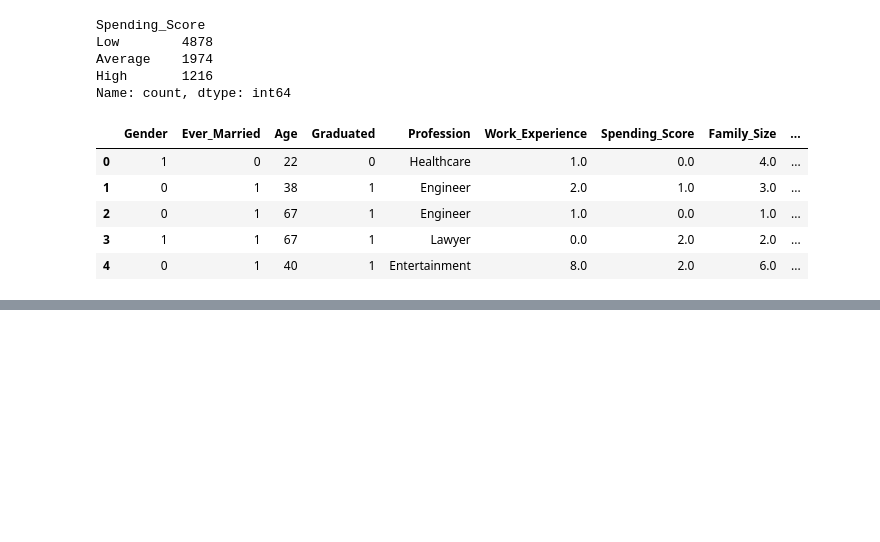
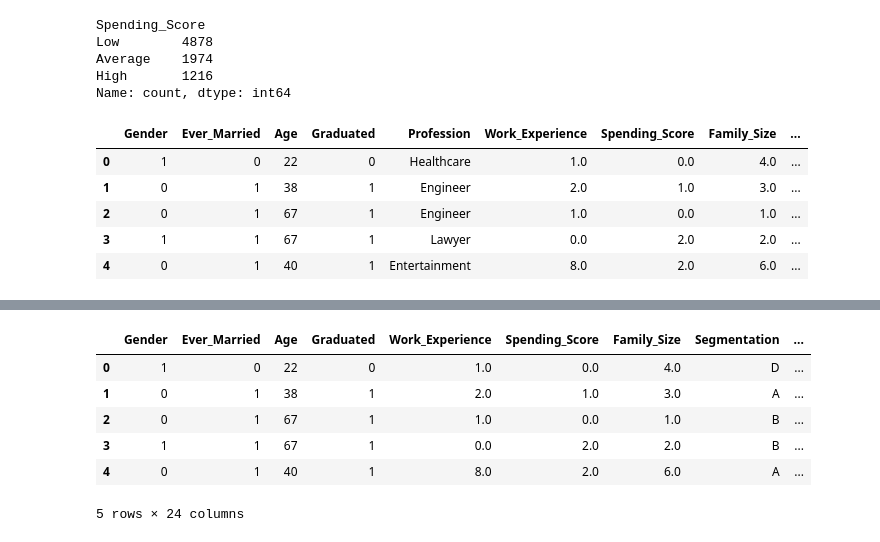
Before and after one commit to arfan64shah/Data_Science, a Jupyter notebook: Random_Forest/Random_Forest.ipynb, the cells around one changed output, grey strips where cells are left out. Drawn from its saved outputs; the diff is of its cells as text; code cells hidden in the pictures; blank space fills up the shorter version.

```diff
--- a/Random_Forest/Random_Forest.ipynb
+++ b/Random_Forest/Random_Forest.ipynb
@@ -446,4 +448,5 @@ dataset.head()
 | 4 | 0 | 1 | 40 | 1 | Entertainment | 8.0 | 2.0 | 6.0 | ... |
 # %%
 # apply one hot encoding
-dataset[]
+dataset = pd.get_dummies(dataset, columns = ['Profession'], prefix = 'Profession', dtype = int)
+dataset.head(2)
@@ -449,0 +467,12 @@ dataset[]
+# %%
+# get dummies for var1
+dataset = pd.get_dummies(dataset, columns = ['Var_1'], prefix = 'Var_1', dtype = int)
+dataset.head()
+# %% [output]
+|  | Gender | Ever_Married | Age | Graduated | Work_Experience | Spending_Score | Family_Size | Segmentation | ... |
+| 0 | 1 | 0 | 22 | 0 | 1.0 | 0.0 | 4.0 | D | ... |
+| 1 | 0 | 1 | 38 | 1 | 2.0 | 1.0 | 3.0 | A | ... |
+| 2 | 0 | 1 | 67 | 1 | 1.0 | 0.0 | 1.0 | B | ... |
+| 3 | 1 | 1 | 67 | 1 | 0.0 | 2.0 | 2.0 | B | ... |
+| 4 | 0 | 1 | 40 | 1 | 8.0 | 2.0 | 6.0 | A | ... |
+5 rows × 24 columns
```
Also changed, not shown: parts of 14 cells of this notebook.
